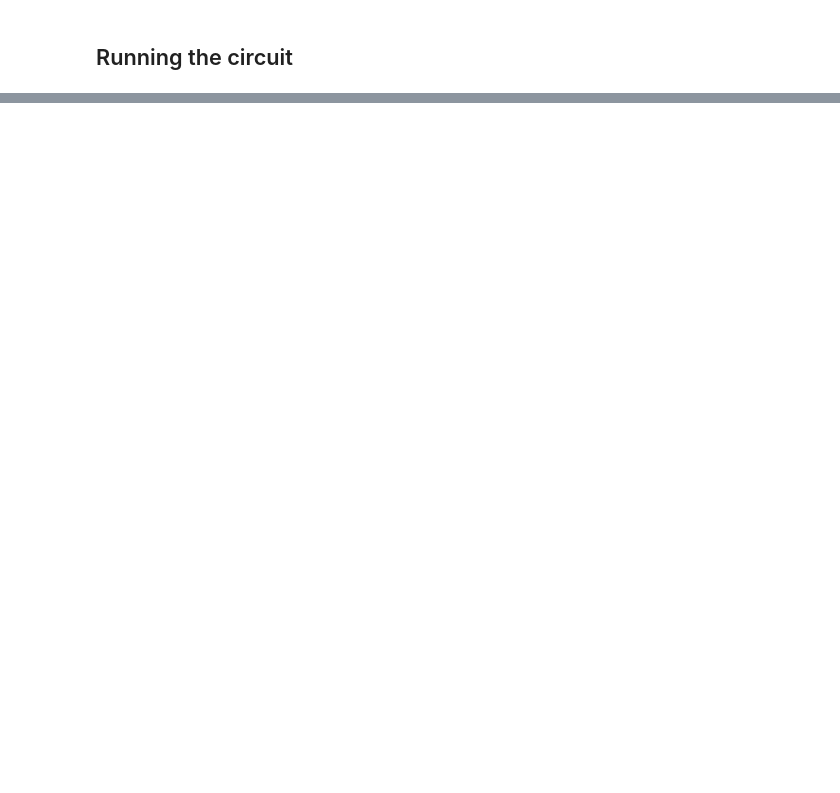
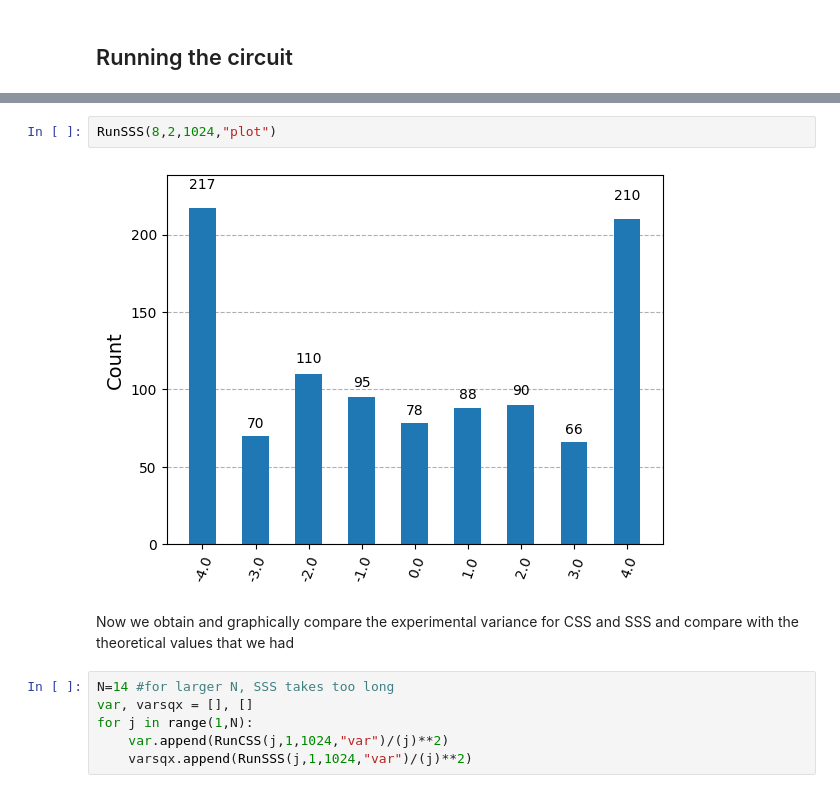
Before and after one commit to gachchami/qsense, a Jupyter notebook: qiskit squeezing.ipynb, the cells around one changed output, grey strips where cells are left out. Cells and saved outputs as stored; diff of their text form; blank space fills up the shorter version.

```diff
--- a/qiskit squeezing.ipynb
+++ b/qiskit squeezing.ipynb
@@ -219,0 +191,12 @@ plot_histogram(output)
+# %%
+RunSSS(8,2,1024,"plot")
+# %% [output]
+[figure, added]
+# %% [markdown]
+Now we obtain and graphically compare the experimental variance for CSS and SSS and compare with the theoretical values that we had
+# %%
+N=14 #for larger N, SSS takes too long
+var, varsqx = [], []
+for j in range(1,N):
+    var.append(RunCSS(j,1,1024,"var")/(j)**2)
+    varsqx.append(RunSSS(j,1,1024,"var")/(j)**2)
```
Also changed, not shown: parts of 34 cells of this notebook, 4 other files.
